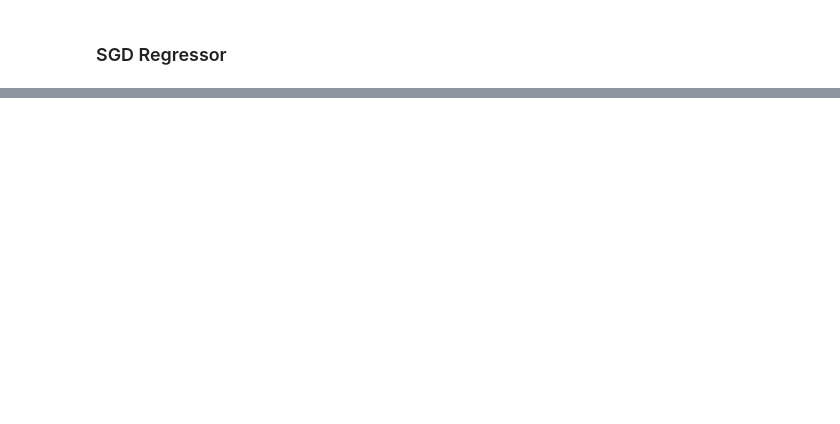
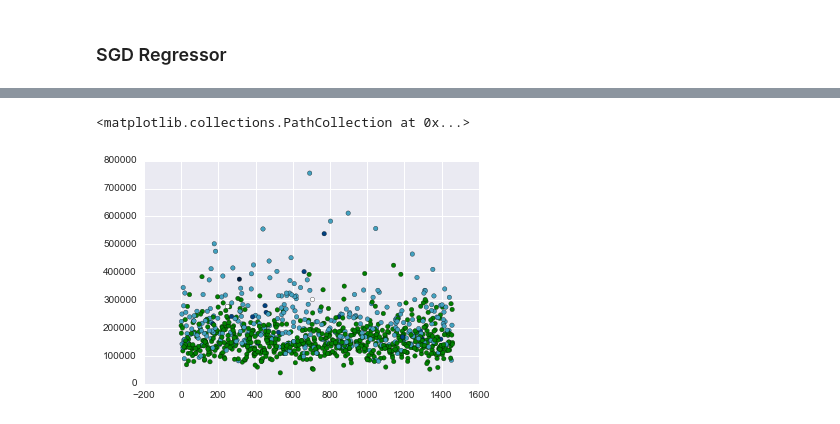
Before and after one commit to vishwabhuta/APM_House_Prices, a Jupyter notebook: APM Project.ipynb, the cells around one changed output, grey strips where cells are left out. Drawn from its saved outputs; the diff is of its cells as text; code cells hidden in the pictures; blank space fills up the shorter version.

```diff
--- a/APM Project.ipynb
+++ b/APM Project.ipynb
@@ -457,0 +510,4 @@ np.sqrt(mean_squared_error(y_test, pred))
+# %%
+# Fit model with 5 clusters on X variables
+KMmodel_5x = KMeans(n_clusters=5, random_state=1)
+KMfit_5x = KMmodel_5x.fit(X_train_cluster)
@@ -457,0 +520,6 @@ np.sqrt(mean_squared_error(y_test, pred))
+# %%
+# Check for delineation across home prices purely based on cluster when price is excluded
+scatter(train_data.index,train_data['SalePrice'],c=KMfit_5x.labels_, cmap='ocean')
+# %% [output]
+<matplotlib.collections.PathCollection at 0x...>
+[figure, added]
```
Also changed, not shown: parts of 48 cells of this notebook.
